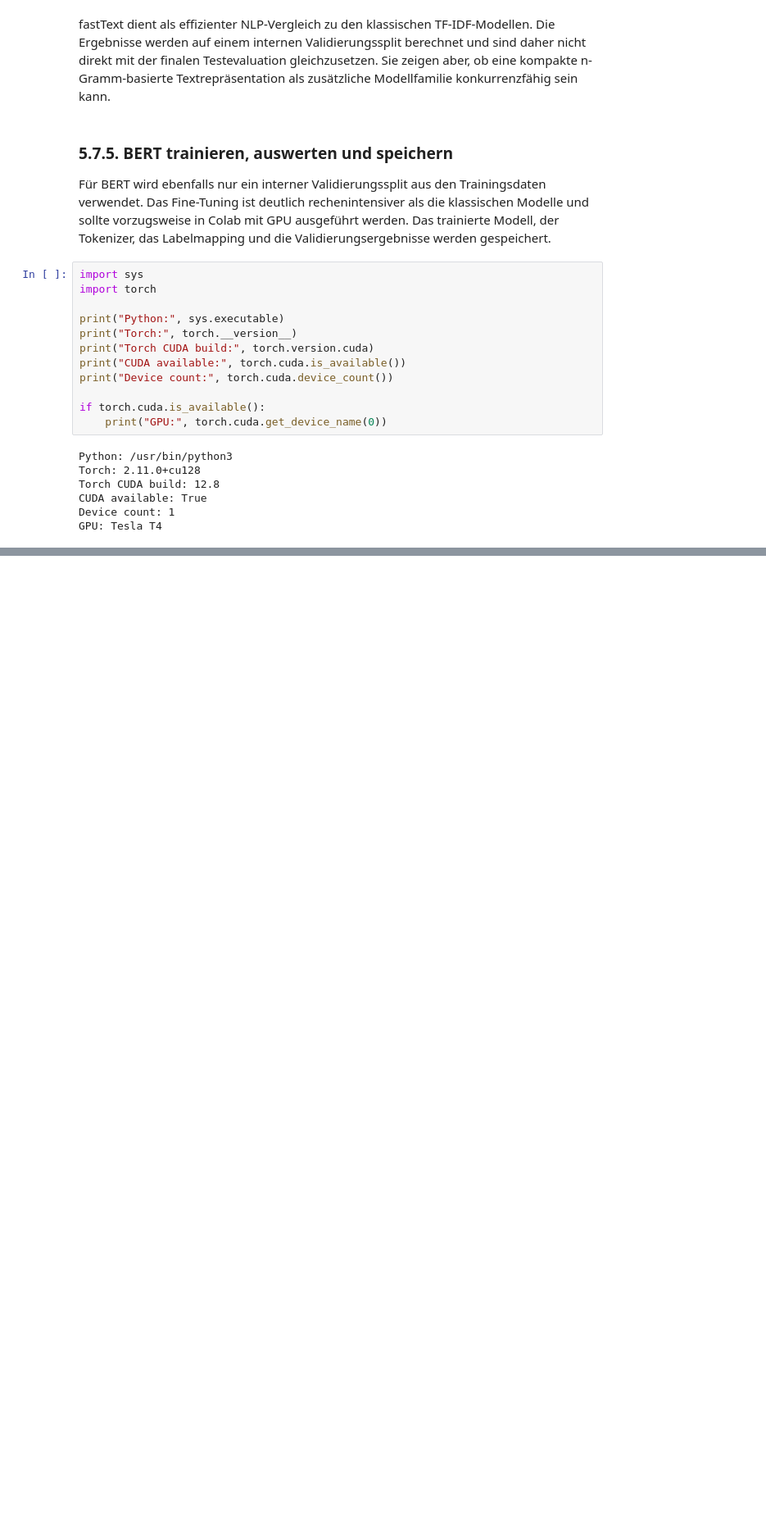
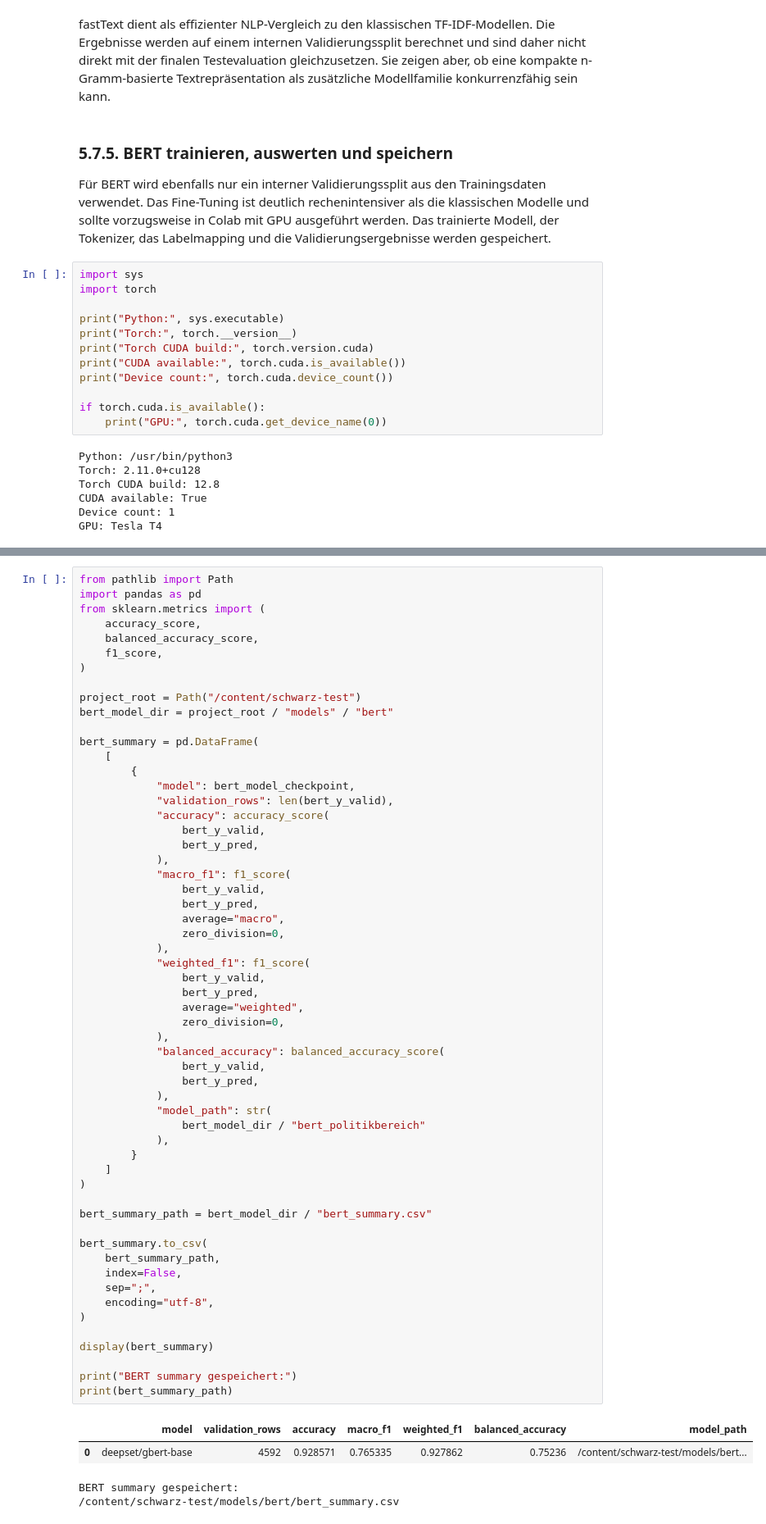
Before and after one commit to woncs95/schwarz-test, a Jupyter notebook: notebooks/04_new_models_colab.ipynb, the cells around one changed output, grey strips where cells are left out. Shown at 82% size. Cells and saved outputs as stored; diff of their text form; blank space fills up the shorter version.

```diff
--- a/notebooks/04_new_models_colab.ipynb
+++ b/notebooks/04_new_models_colab.ipynb
@@ -1234,3 +1294,65 @@ ValueError: Number of classes, 31, does not match size of target_names, 32. Try
+# %%
+from pathlib import Path
+import pandas as pd
+from sklearn.metrics import (
+    accuracy_score,
+    balanced_accuracy_score,
+    f1_score,
+)
+
+project_root = Path("/content/schwarz-test")
+bert_model_dir = project_root / "models" / "bert"
+
+bert_summary = pd.DataFrame(
+    [
+        {
+            "model": bert_model_checkpoint,
+            "validation_rows": len(bert_y_valid),
+            "accuracy": accuracy_score(
+                bert_y_valid,
+                bert_y_pred,
+            ),
+            "macro_f1": f1_score(
+                bert_y_valid,
+                bert_y_pred,
+                average="macro",
+                zero_division=0,
+            ),
+            "weighted_f1": f1_score(
+                bert_y_valid,
+                bert_y_pred,
+                average="weighted",
+                zero_division=0,
+            ),
+            "balanced_accuracy": balanced_accuracy_score(
+                bert_y_valid,
+                bert_y_pred,
+            ),
+            "model_path": str(
+                bert_model_dir / "bert_politikbereich"
+            ),
+        }
+    ]
+)
+
+bert_summary_path = bert_model_dir / "bert_summary.csv"
+
+bert_summary.to_csv(
+    bert_summary_path,
+    index=False,
+    sep=";",
+    encoding="utf-8",
+)
+
+display(bert_summary)
+
+print("BERT summary gespeichert:")
+print(bert_summary_path)
+# %% [output]
+|  | model | validation_rows | accuracy | macro_f1 | weighted_f1 | balanced_accuracy | model_path |
+| 0 | deepset/gbert-base | 4592 | 0.928571 | 0.765335 | 0.927862 | 0.75236 | /content/schwarz-test/models/bert... |
+BERT summary gespeichert:
+/content/schwarz-test/models/bert/bert_summary.csv
 # %%
 from pathlib import Path
 import shutil
```
Also changed, not shown: parts of 6 cells of this notebook.
